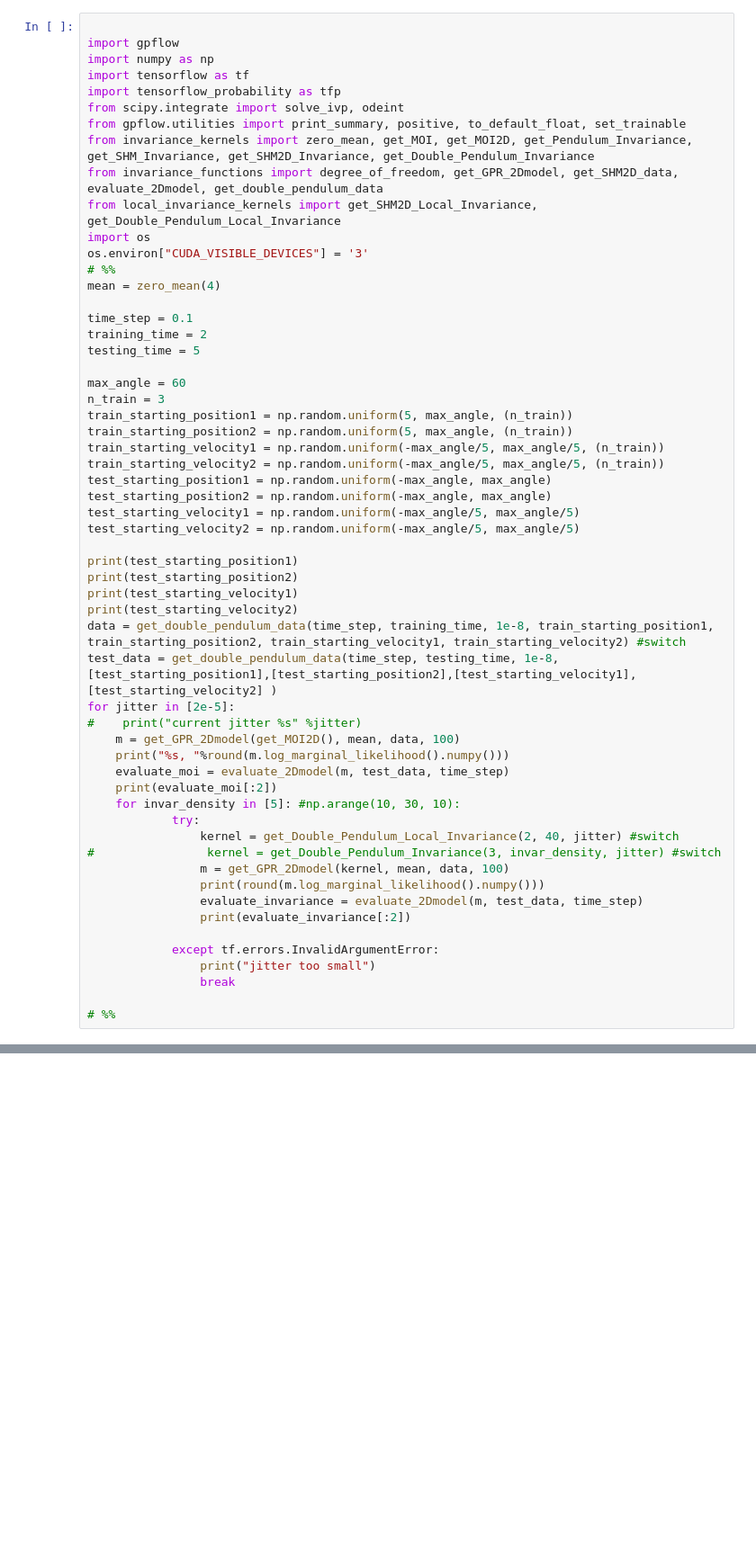
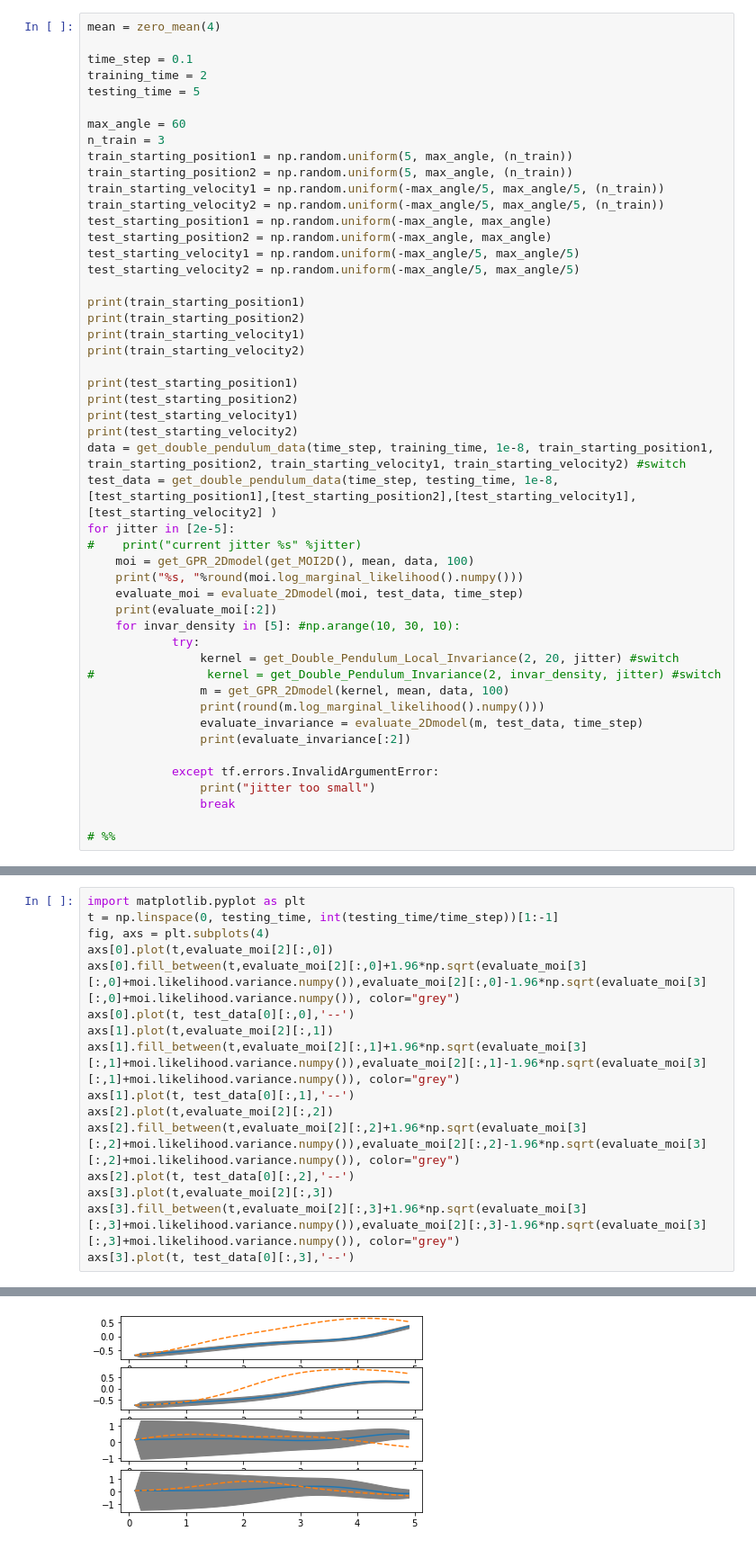
Before and after one commit to charlielao/dynamical_system_invariance_project, a Jupyter notebook: codes/run_undamped_2d.ipynb, the cells around one changed output, grey strips where cells are left out. Shown at 90% size. Saved outputs shown, nothing was run; the diff lists cells and outputs as text; blank space fills up the shorter version.

```diff
--- a/codes/run_undamped_2d.ipynb
+++ b/codes/run_undamped_2d.ipynb
@@ -1,16 +14,3 @@
-# %%
-
-import gpflow
-import numpy as np
-import tensorflow as tf
-import tensorflow_probability as tfp
-from scipy.integrate import solve_ivp, odeint
-from gpflow.utilities import print_summary, positive, to_default_float, set_trainable
-from invariance_kernels import zero_mean, get_MOI, get_MOI2D, get_Pendulum_Invariance, get_SHM_Invariance, get_SHM2D_Invariance, get_Double_Pendulum_Invariance
-from invariance_functions import degree_of_freedom, get_GPR_2Dmodel, get_SHM2D_data, evaluate_2Dmodel, get_double_pendulum_data
-from local_invariance_kernels import get_SHM2D_Local_Invariance, get_Double_Pendulum_Local_Invariance
-import os
-os.environ["CUDA_VISIBLE_DEVICES"] = '3'
 # %%
 mean = zero_mean(4)
 
@@ -29,6 +29,11 @@ test_starting_position2 = np.random.uniform(-max_angle, max_angle)
 test_starting_velocity1 = np.random.uniform(-max_angle/5, max_angle/5)
 test_starting_velocity2 = np.random.uniform(-max_angle/5, max_angle/5)
 
+print(train_starting_position1)
+print(train_starting_position2)
+print(train_starting_velocity1)
+print(train_starting_velocity2)
+
 print(test_starting_position1)
 print(test_starting_position2)
 print(test_starting_velocity1)
@@ -37,14 +42,14 @@ data = get_double_pendulum_data(time_step, training_time, 1e-8, train_starting_p
 test_data = get_double_pendulum_data(time_step, testing_time, 1e-8,[test_starting_position1],[test_starting_position2],[test_starting_velocity1],[test_starting_velocity2] )
 for jitter in [2e-5]:
 #    print("current jitter %s" %jitter)
-    m = get_GPR_2Dmodel(get_MOI2D(), mean, data, 100)
-    print("%s, "%round(m.log_marginal_likelihood().numpy()))
-    evaluate_moi = evaluate_2Dmodel(m, test_data, time_step)
+    moi = get_GPR_2Dmodel(get_MOI2D(), mean, data, 100)
+    print("%s, "%round(moi.log_marginal_likelihood().numpy()))
+    evaluate_moi = evaluate_2Dmodel(moi, test_data, time_step)
     print(evaluate_moi[:2])
     for invar_density in [5]: #np.arange(10, 30, 10):
             try:
-                kernel = get_Double_Pendulum_Local_Invariance(2, 40, jitter) #switch
-#                kernel = get_Double_Pendulum_Invariance(3, invar_density, jitter) #switch
+                kernel = get_Double_Pendulum_Local_Invariance(2, 20, jitter) #switch
+#                kernel = get_Double_Pendulum_Invariance(2, invar_density, jitter) #switch
                 m = get_GPR_2Dmodel(kernel, mean, data, 100)
                 print(round(m.log_marginal_likelihood().numpy()))
                 evaluate_invariance = evaluate_2Dmodel(m, test_data, time_step)
@@ -57,0 +76,17 @@ for jitter in [2e-5]:
+# %%
+import matplotlib.pyplot as plt
+t = np.linspace(0, testing_time, int(testing_time/time_step))[1:-1]
+fig, axs = plt.subplots(4)
+axs[0].plot(t,evaluate_moi[2][:,0])
+axs[0].fill_between(t,evaluate_moi[2][:,0]+1.96*np.sqrt(evaluate_moi[3][:,0]+moi.likelihood.variance.numpy()),evaluate_moi[2][:,0]-1.96*np.sqrt(evaluate_moi[3][:,0]+moi.likelihood.variance.numpy()), color="grey")
+axs[0].plot(t, test_data[0][:,0],'--')
+axs[1].plot(t,evaluate_moi[2][:,1])
+axs[1].fill_between(t,evaluate_moi[2][:,1]+1.96*np.sqrt(evaluate_moi[3][:,1]+moi.likelihood.variance.numpy()),evaluate_moi[2][:,1]-1.96*np.sqrt(evaluate_moi[3][:,1]+moi.likelihood.variance.numpy()), color="grey")
+axs[1].plot(t, test_data[0][:,1],'--')
+axs[2].plot(t,evaluate_moi[2][:,2])
+axs[2].fill_between(t,evaluate_moi[2][:,2]+1.96*np.sqrt(evaluate_moi[3][:,2]+moi.likelihood.variance.numpy()),evaluate_moi[2][:,2]-1.96*np.sqrt(evaluate_moi[3][:,2]+moi.likelihood.variance.numpy()), color="grey")
+axs[2].plot(t, test_data[0][:,2],'--')
+axs[3].plot(t,evaluate_moi[2][:,3])
+axs[3].fill_between(t,evaluate_moi[2][:,3]+1.96*np.sqrt(evaluate_moi[3][:,3]+moi.likelihood.variance.numpy()),evaluate_moi[2][:,3]-1.96*np.sqrt(evaluate_moi[3][:,3]+moi.likelihood.variance.numpy()), color="grey")
+axs[3].plot(t, test_data[0][:,3],'--')
+# %% [output]
@@ -57,0 +94 @@ for jitter in [2e-5]:
+[figure, added]
```
Also changed, not shown: parts of 4 cells of this notebook, 10 other files.
